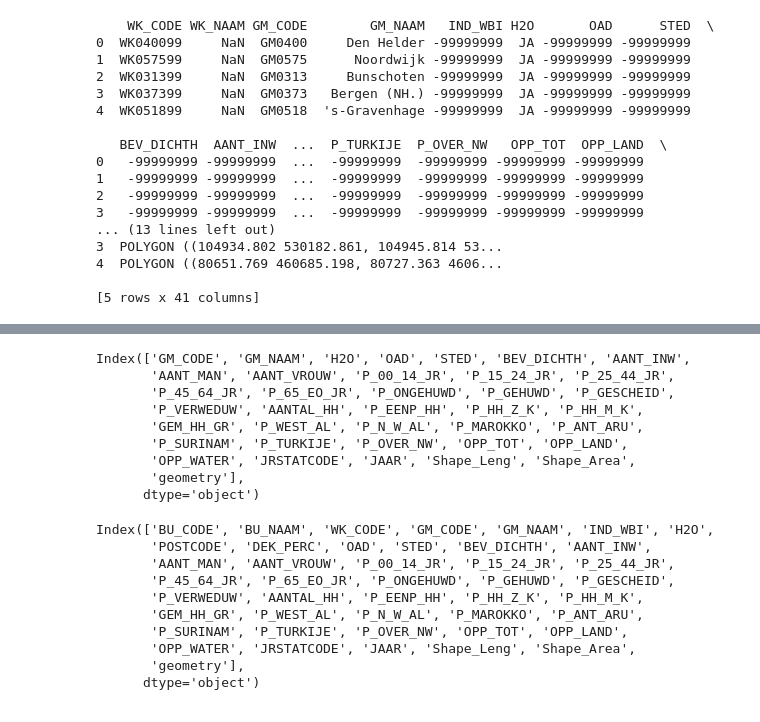
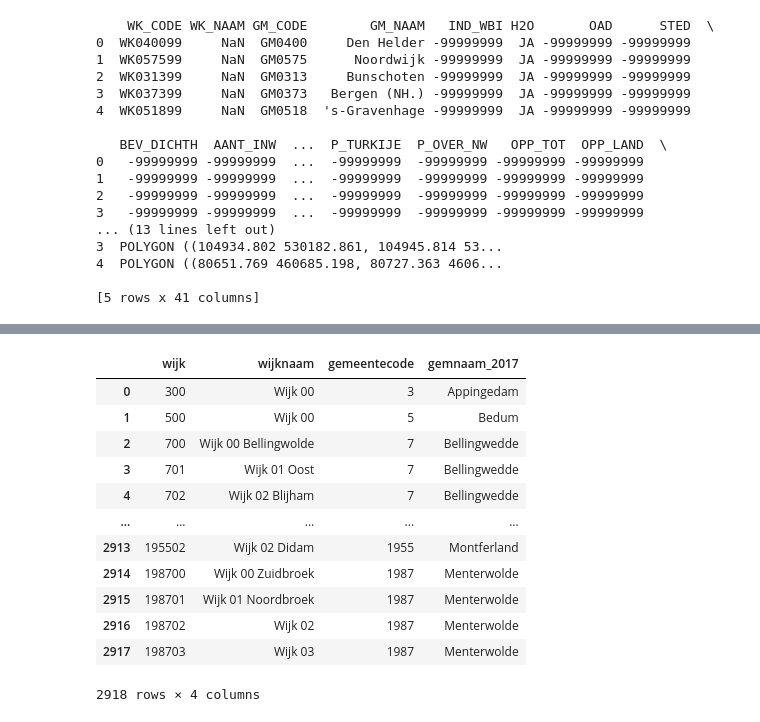
Before and after one commit to semkjaer/capybara1.0, a Jupyter notebook: sem.ipynb, the cells around one changed output, grey strips where cells are left out. Cells and saved outputs as stored; diff of their text form; code cells hidden in the pictures.

```diff
--- a/sem.ipynb
+++ b/sem.ipynb
@@ -73,11 +85,11 @@ plt.scatter(y=y_pred, x=y_test)
 import geopandas as gpd
 
 
-buurt = gpd.read_file('./WijkBuurtkaart_2022_v1/buurt_2022_v1.shp')
-wijk = gpd.read_file('./WijkBuurtkaart_2022_v1/wijk_2022_v1.shp')
-gemeente = gpd.read_file('./WijkBuurtkaart_2022_v1/gemeente_2022_v1.shp')
+buurt_geo = gpd.read_file('./WijkBuurtkaart_2022_v1/buurt_2022_v1.shp')
+wijk_geo = gpd.read_file('./WijkBuurtkaart_2022_v1/wijk_2022_v1.shp')
+gemeente_geo = gpd.read_file('./WijkBuurtkaart_2022_v1/gemeente_2022_v1.shp')
 
-print(wijk.head())
+print(wijk_geo.head())
 # %% [output]
     WK_CODE WK_NAAM GM_CODE        GM_NAAM   IND_WBI H2O       OAD      STED  \
 0  WK040099     NaN  GM0400     Den Helder -99999999  JA -99999999 -99999999
@@ -112,25 +111,16 @@ Index(['BU_CODE', 'BU_NAAM', 'WK_CODE', 'GM_CODE', 'GM_NAAM', 'IND_WBI', 'H2O',
-# %%
-gemeente.columns
-# %% [output]
-Index(['GM_CODE', 'GM_NAAM', 'H2O', 'OAD', 'STED', 'BEV_DICHTH', 'AANT_INW',
-       'AANT_MAN', 'AANT_VROUW', 'P_00_14_JR', 'P_15_24_JR', 'P_25_44_JR',
-       'P_45_64_JR', 'P_65_EO_JR', 'P_ONGEHUWD', 'P_GEHUWD', 'P_GESCHEID',
-       'P_VERWEDUW', 'AANTAL_HH', 'P_EENP_HH', 'P_HH_Z_K', 'P_HH_M_K',
-       'GEM_HH_GR', 'P_WEST_AL', 'P_N_W_AL', 'P_MAROKKO', 'P_ANT_ARU',
-       'P_SURINAM', 'P_TURKIJE', 'P_OVER_NW', 'OPP_TOT', 'OPP_LAND',
-       'OPP_WATER', 'JRSTATCODE', 'JAAR', 'Shape_Leng', 'Shape_Area',
-       'geometry'],
-      dtype='object')
-# %%
-buurt.columns
-# %% [output]
-Index(['BU_CODE', 'BU_NAAM', 'WK_CODE', 'GM_CODE', 'GM_NAAM', 'IND_WBI', 'H2O',
-       'POSTCODE', 'DEK_PERC', 'OAD', 'STED', 'BEV_DICHTH', 'AANT_INW',
-       'AANT_MAN', 'AANT_VROUW', 'P_00_14_JR', 'P_15_24_JR', 'P_25_44_JR',
-       'P_45_64_JR', 'P_65_EO_JR', 'P_ONGEHUWD', 'P_GEHUWD', 'P_GESCHEID',
-       'P_VERWEDUW', 'AANTAL_HH', 'P_EENP_HH', 'P_HH_Z_K', 'P_HH_M_K',
-       'GEM_HH_GR', 'P_WEST_AL', 'P_N_W_AL', 'P_MAROKKO', 'P_ANT_ARU',
-       'P_SURINAM', 'P_TURKIJE', 'P_OVER_NW', 'OPP_TOT', 'OPP_LAND',
-       'OPP_WATER', 'JRSTATCODE', 'JAAR', 'Shape_Leng', 'Shape_Area',
-       'geometry'],
-      dtype='object')
+# %%
+wijk
+# %% [output]
+|  | wijk | wijknaam | gemeentecode | gemnaam_2017 |
+| 0 | 300 | Wijk 00 | 3 | Appingedam |
+| 1 | 500 | Wijk 00 | 5 | Bedum |
+| 2 | 700 | Wijk 00 Bellingwolde | 7 | Bellingwedde |
+| 3 | 701 | Wijk 01 Oost | 7 | Bellingwedde |
+| 4 | 702 | Wijk 02 Blijham | 7 | Bellingwedde |
+| ... | ... | ... | ... | ... |
+| 2913 | 195502 | Wijk 02 Didam | 1955 | Montferland |
+| 2914 | 198700 | Wijk 00 Zuidbroek | 1987 | Menterwolde |
+| 2915 | 198701 | Wijk 01 Noordbroek | 1987 | Menterwolde |
+| 2916 | 198702 | Wijk 02 | 1987 | Menterwolde |
+| 2917 | 198703 | Wijk 03 | 1987 | Menterwolde |
+2918 rows × 4 columns
```
Also changed, not shown: parts of 6 cells of this notebook, 4 other files.
